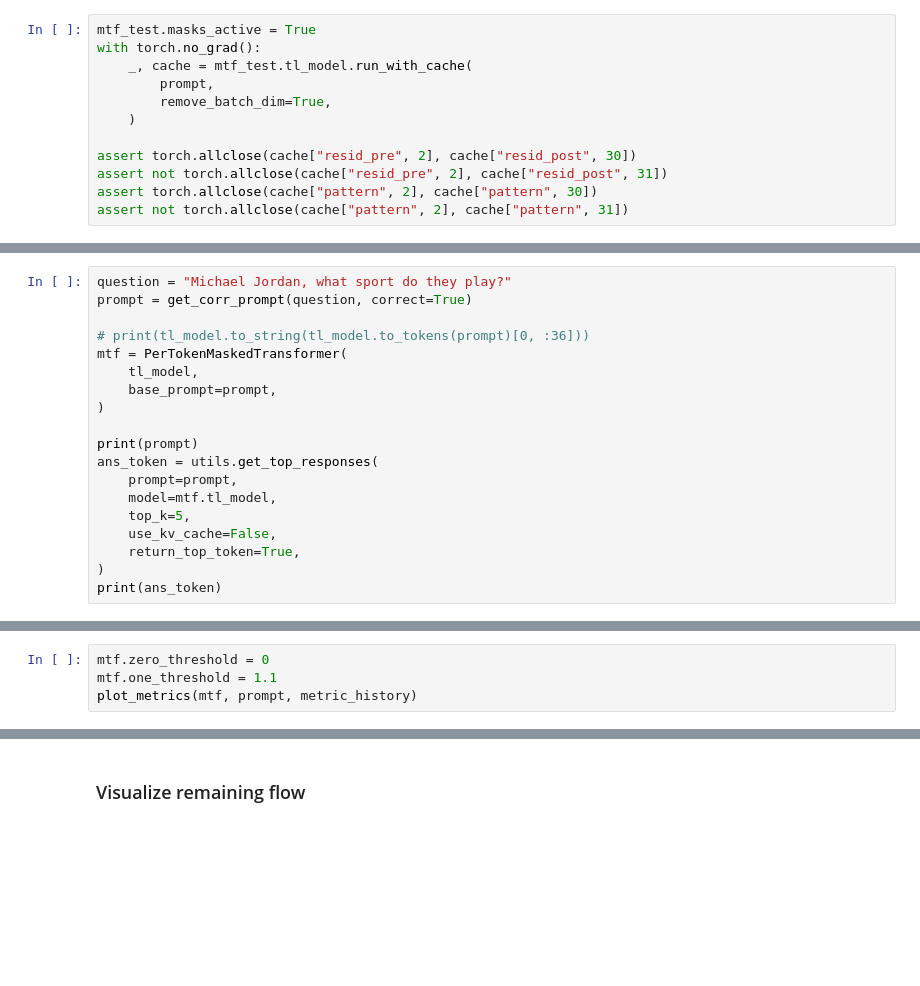
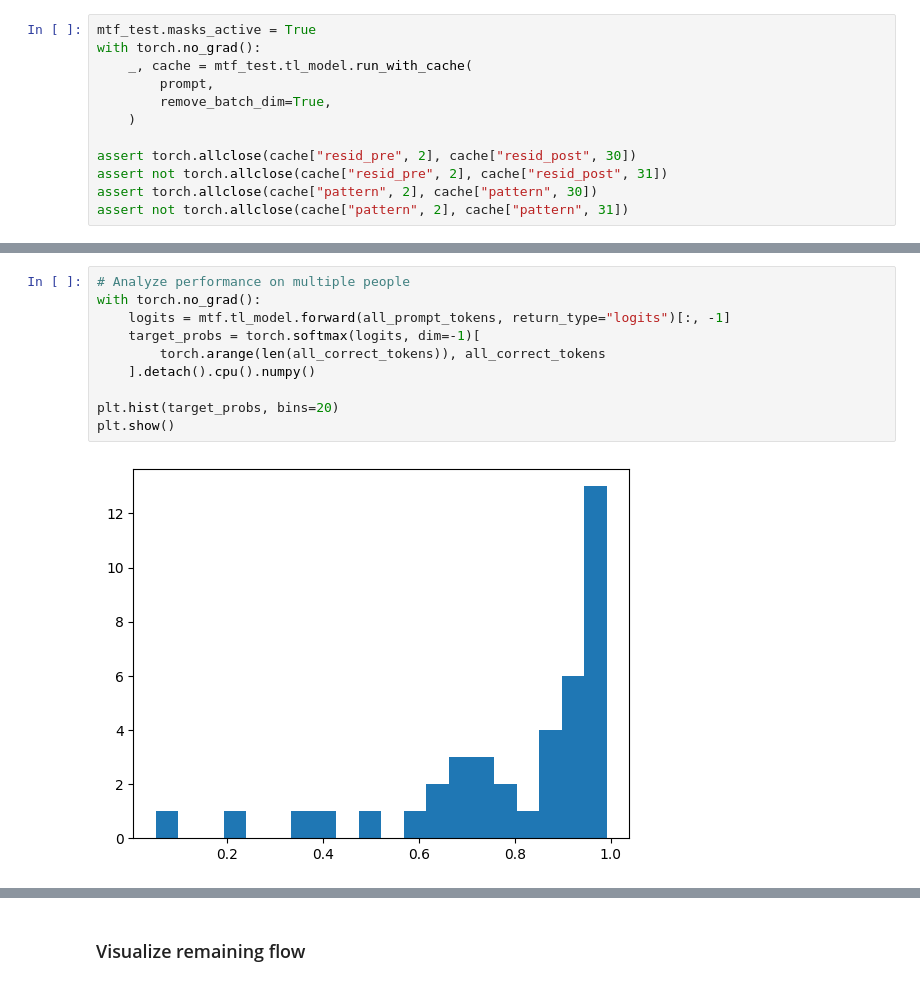
Before and after one commit to ed1d1a8d/prompt-injection-interp, a Jupyter notebook: notebooks/subnet-flow-proto.ipynb, the cells around one changed output, grey strips where cells are left out. Saved outputs shown, nothing was run; the diff lists cells and outputs as text; blank space fills up the shorter version.

```diff
--- a/notebooks/subnet-flow-proto.ipynb
+++ b/notebooks/subnet-flow-proto.ipynb
@@ -312,19 +292,0 @@ athletes_by_token_length[6]
-# %%
-question = "Michael Jordan, what sport do they play?"
-prompt = get_corr_prompt(question, correct=True)
-
-# print(tl_model.to_string(tl_model.to_tokens(prompt)[0, :36]))
-mtf = PerTokenMaskedTransformer(
-    tl_model,
-    base_prompt=prompt,
-)
-
-print(prompt)
-ans_token = utils.get_top_responses(
-    prompt=prompt,
-    model=mtf.tl_model,
-    top_k=5,
-    use_kv_cache=False,
-    return_top_token=True,
-)
-print(ans_token)
@@ -522,4 +293,12 @@ OutOfMemoryError: CUDA out of memory. Tried to allocate 64.00 MiB (GPU 0; 47.54
-# %%
-mtf.zero_threshold = 0
-mtf.one_threshold = 1.1
-plot_metrics(mtf, prompt, metric_history)
+# %%
+# Analyze performance on multiple people
+with torch.no_grad():
+    logits = mtf.tl_model.forward(all_prompt_tokens, return_type="logits")[:, -1]
+    target_probs = torch.softmax(logits, dim=-1)[
+        torch.arange(len(all_correct_tokens)), all_correct_tokens
+    ].detach().cpu().numpy()
+
+plt.hist(target_probs, bins=20)
+plt.show()
+# %% [output]
+[figure, added]
```
Also changed, not shown: parts of 23 cells of this notebook, 1 other file.
